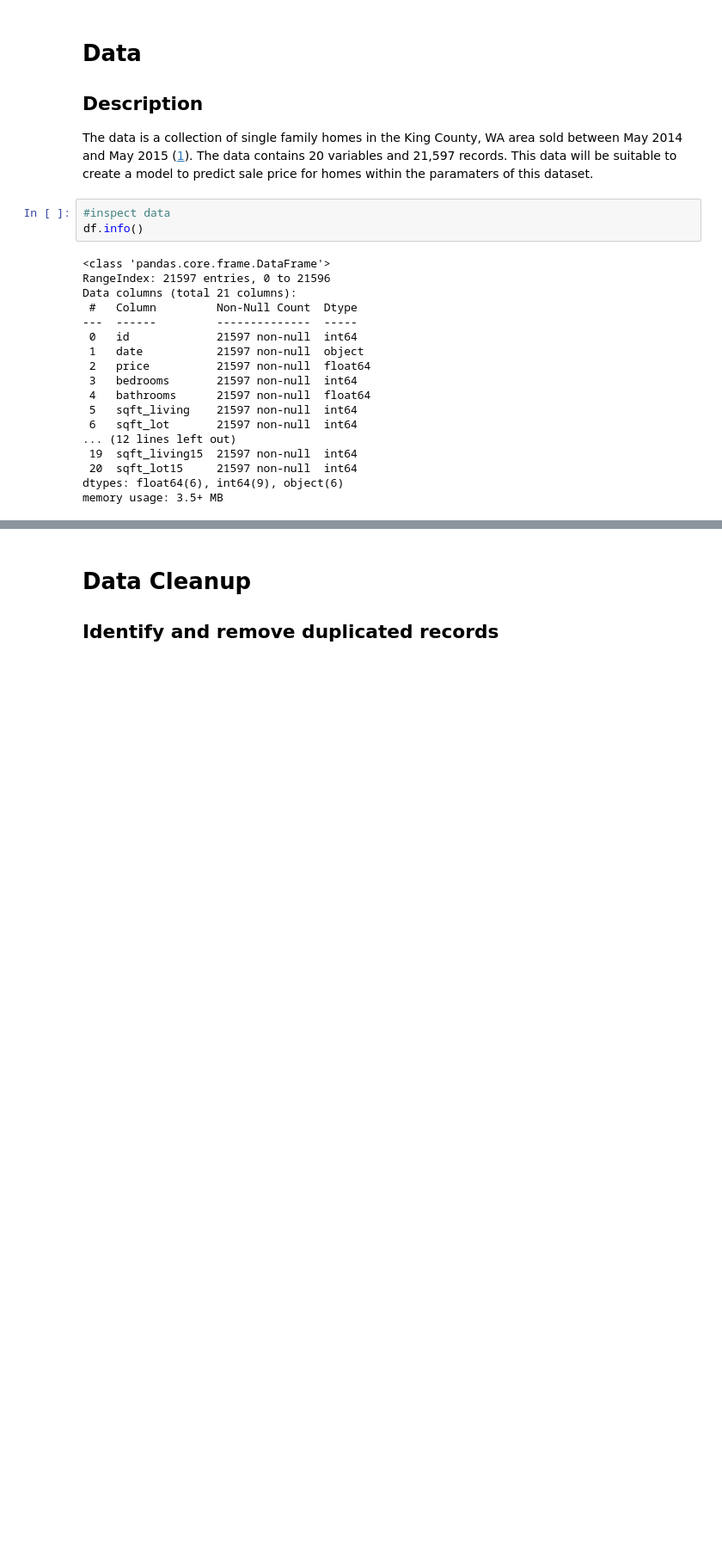
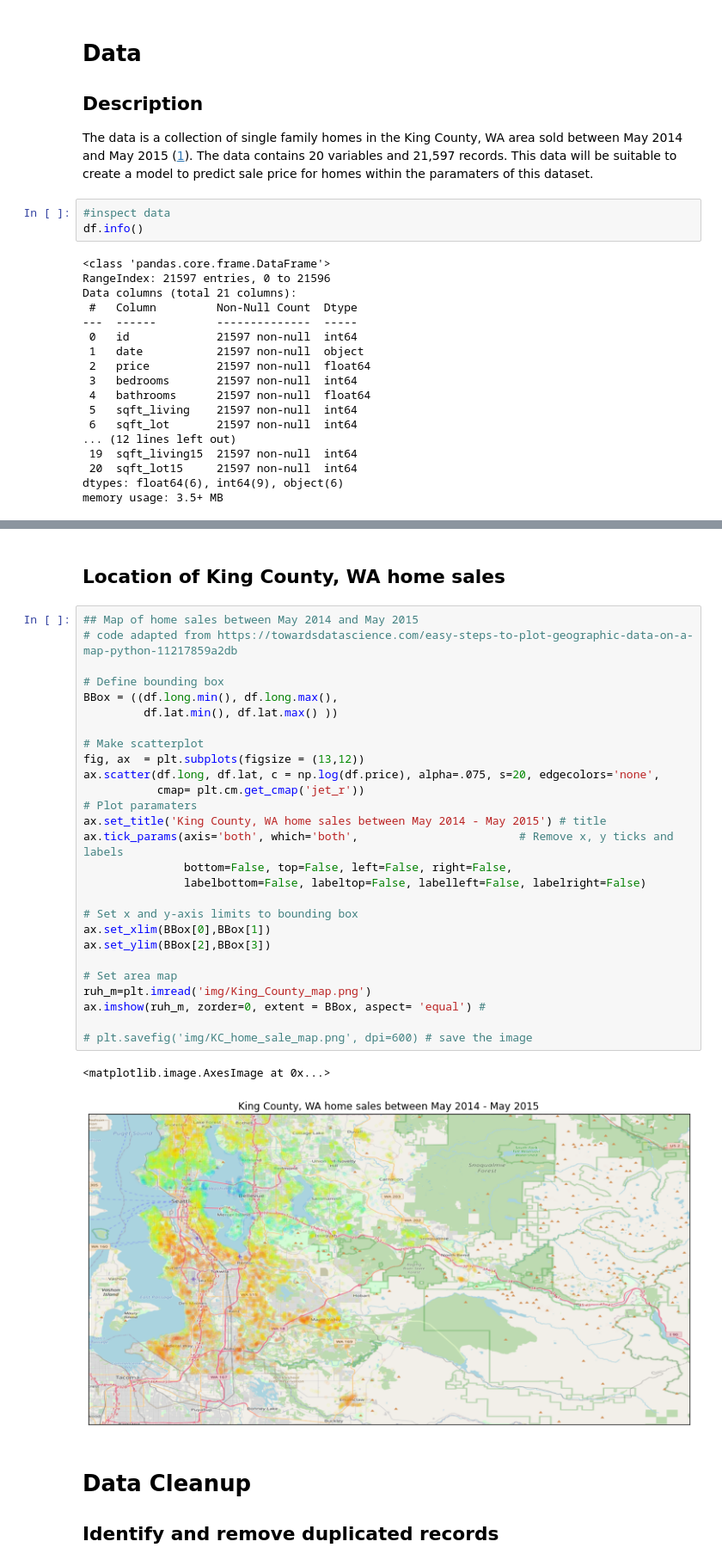
Before and after one commit to kjspring/dsc-phase-2-project-v2-3, a Jupyter notebook: project_notebook.ipynb, the cells around one changed output, grey strips where cells are left out. Shown at 86% size. Drawn from its saved outputs; the diff is of its cells as text; blank space fills up the shorter version.

```diff
--- a/project_notebook.ipynb
+++ b/project_notebook.ipynb
@@ -141,3 +141,35 @@ memory usage: 3.5+ MB
+# %% [markdown]
+## Location of King County, WA home sales
+# %%
+## Map of home sales between May 2014 and May 2015
+# code adapted from https://towardsdatascience.com/easy-steps-to-plot-geographic-data-on-a-map-python-11217859a2db
+
+# Define bounding box
+BBox = ((df.long.min(), df.long.max(),
+         df.lat.min(), df.lat.max() ))
+
+# Make scatterplot
+fig, ax  = plt.subplots(figsize = (13,12))
+ax.scatter(df.long, df.lat, c = np.log(df.price), alpha=.075, s=20, edgecolors='none',
+           cmap= plt.cm.get_cmap('jet_r'))
+# Plot paramaters
+ax.set_title('King County, WA home sales between May 2014 - May 2015') # title
+ax.tick_params(axis='both', which='both',                        # Remove x, y ticks and labels
+               bottom=False, top=False, left=False, right=False,
+               labelbottom=False, labeltop=False, labelleft=False, labelright=False)
+
+# Set x and y-axis limits to bounding box
+ax.set_xlim(BBox[0],BBox[1])
+ax.set_ylim(BBox[2],BBox[3])
+
+# Set area map
+ruh_m=plt.imread('img/King_County_map.png')
+ax.imshow(ruh_m, zorder=0, extent = BBox, aspect= 'equal') #
+
+# plt.savefig('img/KC_home_sale_map.png', dpi=600) # save the image
+# %% [output]
+<matplotlib.image.AxesImage at 0x...>
+[figure, added]
 # %% [markdown]
 # Data Cleanup
 ## Identify and remove duplicated records
```
Also changed, not shown: parts of 54 cells of this notebook, 2 other files.
